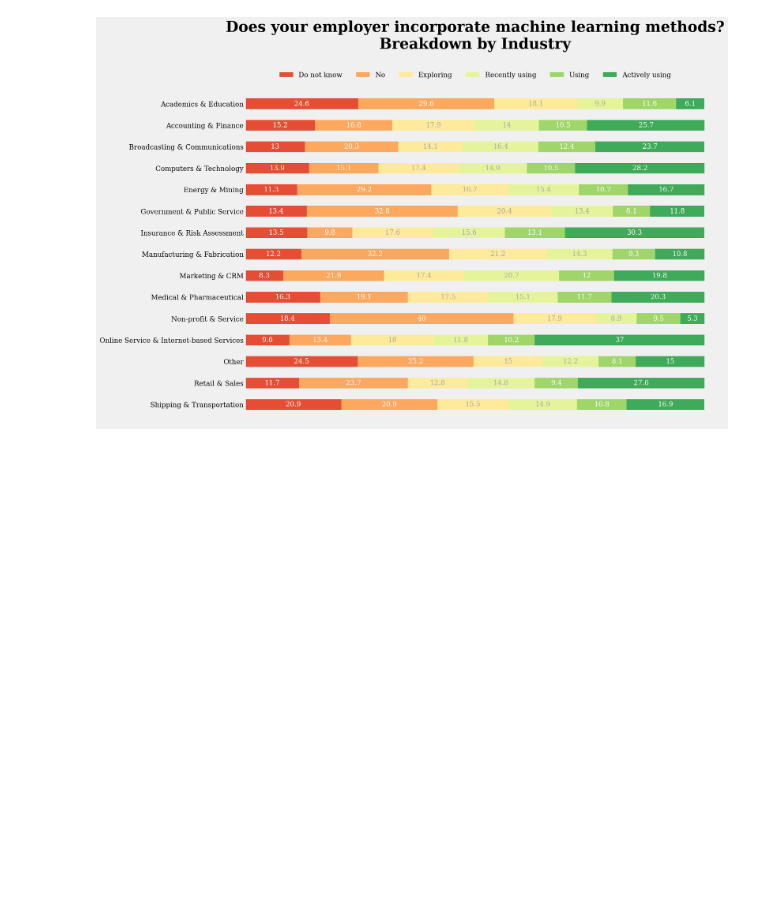
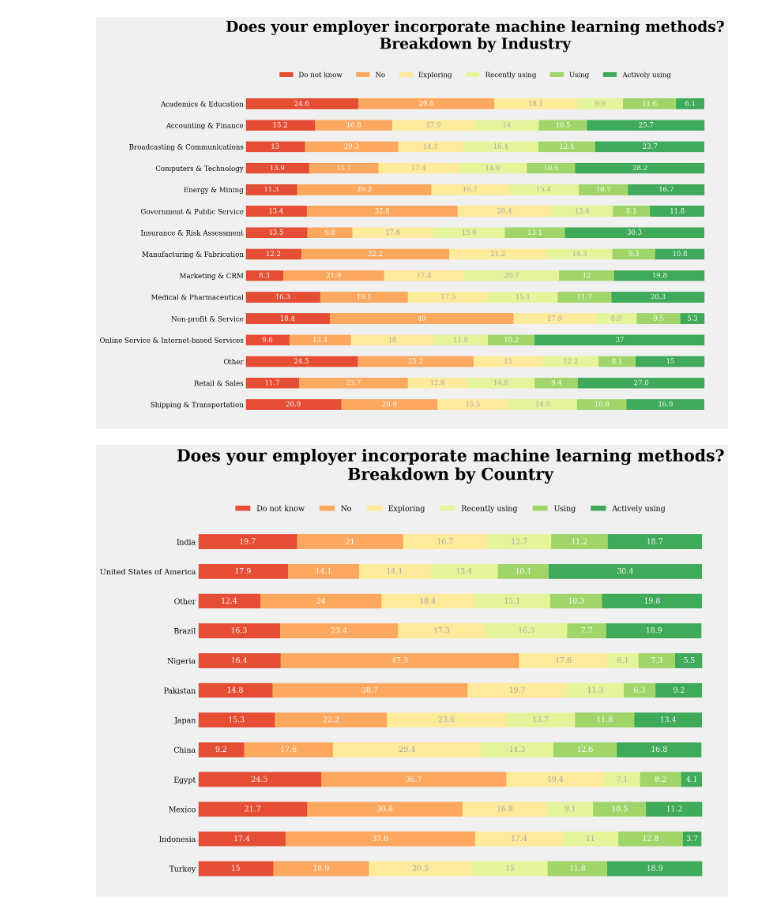
Before and after one commit to danjelito/eda-kaggle-survey-2022, a Jupyter notebook: kaggle-survey-2022.ipynb, the cells around one changed output. Drawn from its saved outputs; the diff is of its cells as text; code cells hidden in the pictures; blank space fills up the shorter version.

```diff
--- a/kaggle-survey-2022.ipynb
+++ b/kaggle-survey-2022.ipynb
@@ -475,3 +503,44 @@ plot_normalized_hbar(data= data_q24_q27, title= title)
 plt.show()
 # %% [output]
 [figure]
+# %%
+top_10_countries= (df
+    ['Q4']
+    .value_counts()
+    [:12]
+    .index
+)
+
+data_q4_q27= (df
+    [['Q4', 'Q27']]
+    .query('Q27 != 0')
+    .assign(
+        Q4= lambda df_: (df_['Q4'].where(df_['Q4'].isin(top_10_countries), 'Other')),
+        Q27= lambda df_: df_['Q27'].str.replace(' \(.+\)', '', regex= True).replace({
+            'We recently started using ML methods': 'Recently using',
+            'We have well established ML methods': 'Actively using',
+            'We are exploring ML methods': 'Exploring',
+            'I do not know': ' Do not know',
+            'We use ML methods for generating insights': 'Using'
+        }).str.strip()
+    )
+    .assign(
+        Q4= lambda df_: df_['Q4'].astype(pd.CategoricalDtype(categories= top_10_countries, ordered= True)),
+        Q27= lambda df_: df_['Q27'].astype(pd.CategoricalDtype(
+            categories= ['Do not know', 'No', 'Exploring', 'Recently using', 'Using', 'Actively using'], ordered= True
+        ))
+    )
+    .groupby(['Q4', 'Q27'])
+    .agg(Count= ('Q4', 'size'))
+    .reset_index()
+    .assign(
+        Perc= lambda df_ : round((df_['Count'] / df_.groupby('Q4')['Count'].transform('sum') * 100), 1)
+    )
+    .pivot_table(index= 'Q4', columns= ['Q27'], values= 'Perc')
+)
+
+title= 'Does your employer incorporate machine learning methods?\nBreakdown by Country'
+plot_normalized_hbar(data= data_q4_q27, title= title)
+plt.show()
+# %% [output]
+[figure, added]
```
Also changed, not shown: parts of 5 cells of this notebook.
